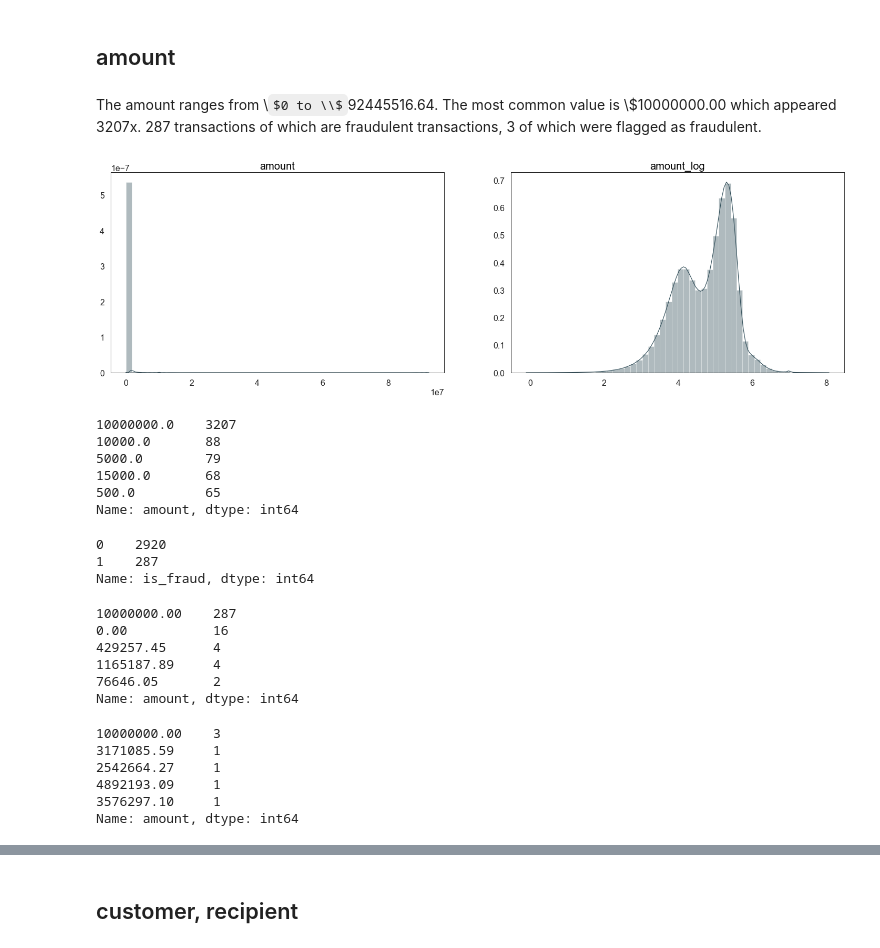
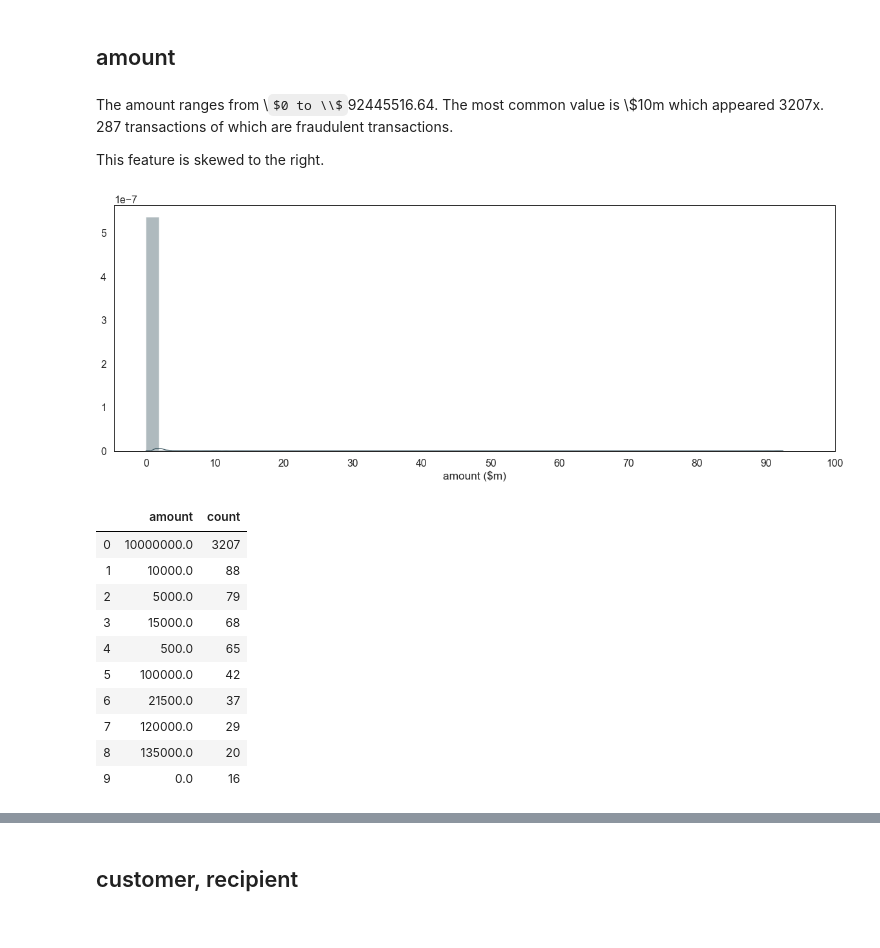
Before and after one commit to valmadrid/Detecting-Financial-Fraud-Transactions, a Jupyter notebook: financial_fraud.ipynb, the cells around one changed output, grey strips where cells are left out. Cells and saved outputs as stored; diff of their text form; code cells hidden in the pictures; some formulas as TeX source.

```diff
--- a/financial_fraud.ipynb
+++ b/financial_fraud.ipynb
@@ -286,50 +342,43 @@ Name: is_fraud, dtype: float64
 # %% [markdown]
 ## amount
 # %% [markdown]
-The amount ranges from \\$0 to \\$92445516.64. The most common value is \\$10000000.00 which appeared 3207x. 287 transactions of which are fraudulent transactions, 3 of which were flagged as fraudulent.
+The amount ranges from \\$0 to \\$92445516.64. The most common value is \\$10m which appeared 3207x. 287 transactions of which are fraudulent transactions.
+
+This feature is skewed to the right.
 # %%
-fig = plt.figure(figsize=(25, 7))
-for i, col in enumerate(["amount", "amount_log"]):
-    ax = fig.add_subplot(1, 2, i + 1)
-    sns.distplot(df[col])
-    plt.xlabel(None)
-    plt.title(col, fontsize=20, color="black")
+# fig = plt.figure(figsize=(25, 7))
+# for i, col in enumerate(["amount", "amount_log"]):
+#     ax = fig.add_subplot(1, 2, i + 1)
+#     sns.distplot(df[col])
+#     plt.xlabel(None)
+#     plt.title(col, fontsize=20, color="black")
+# plt.show()
+
+fig = plt.figure(figsize=(20, 7))
+sns.distplot(df.amount)
+plt.xticks(range(0, 110000000, 10000000), range(0, 110, 10))
+plt.xlabel("amount ($m)")
 plt.show()
 # %% [output]
-[figure, old version]
+[figure, new version]
-# %%
-df.amount.value_counts().head()
-# %% [output]
-10000000.0    3207
-10000.0       88
-5000.0        79
-15000.0       68
-500.0         65
-Name: amount, dtype: int64
-# %%
-df[df.amount == 10000000].is_fraud.value_counts()
-# %% [output]
-0    2920
-1    287
-Name: is_fraud, dtype: int64
-# %%
-df[df.is_fraud == 1].amount.value_counts().head()
-# %% [output]
-10000000.00    287
-0.00           16
-429257.45      4
-1165187.89     4
-76646.05       2
-Name: amount, dtype: int64
-# %%
-df[df.is_flagged_fraud == 1].amount.value_counts().head()
-# %% [output]
-10000000.00    3
-3171085.59     1
-2542664.27     1
-4892193.09     1
-3576297.10     1
-Name: amount, dtype: int64
+# %%
+pd.DataFrame(df.amount.value_counts().head(10)).reset_index().rename(mapper={
+    "index":"amount",
+    "amount":"count"
+},
+                                                                   axis=1)
+# %% [output]
+|  | amount | count |
+| 0 | 10000000.0 | 3207 |
+| 1 | 10000.0 | 88 |
+| 2 | 5000.0 | 79 |
+| 3 | 15000.0 | 68 |
+| 4 | 500.0 | 65 |
+| 5 | 100000.0 | 42 |
+| 6 | 21500.0 | 37 |
+| 7 | 120000.0 | 29 |
+| 8 | 135000.0 | 20 |
+| 9 | 0.0 | 16 |
 # %%
 df[["amount", "is_fraud"]].pivot(columns="is_fraud").describe()
 # %% [output]
```
Also changed, not shown: parts of 58 cells of this notebook.
